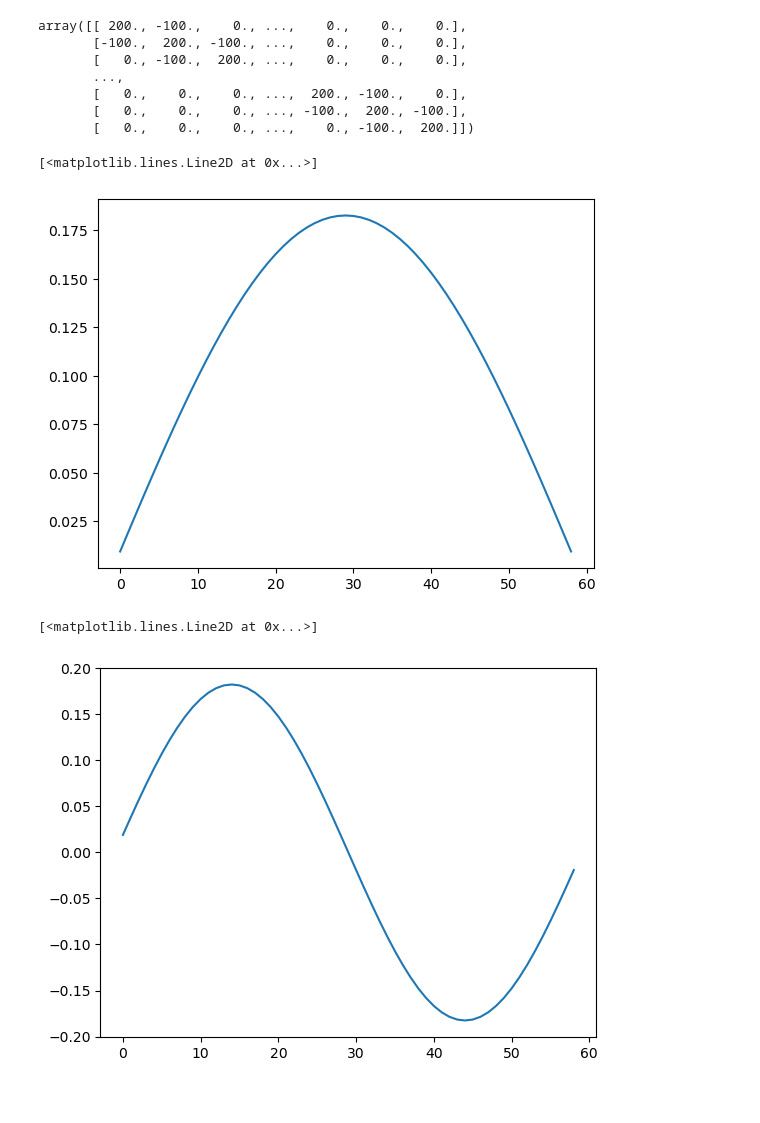
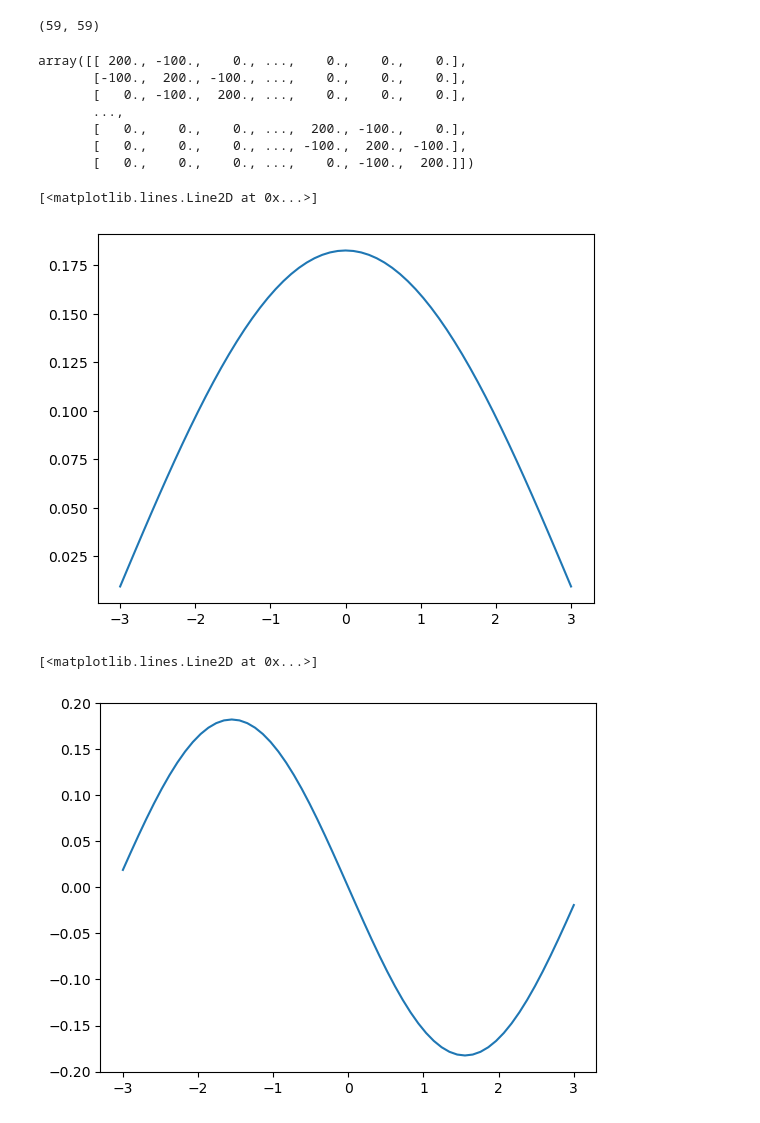
Before and after one commit to MaxMosh/n7-SN, a Jupyter notebook: 2A ModIA/S7 (INSA)/Modélisation et Calcul Scientifique/EDP/TPs/TP 4 (analyse spectrale des opérateurs)/Tests scripts (copie-collage).ipynb, the cells around one changed output. Drawn from its saved outputs; the diff is of its cells as text; code cells hidden in the pictures.

```diff
--- a/2A ModIA/S7 (INSA)/Modélisation et Calcul Scientifique/EDP/TPs/TP 4 (analyse spectrale des opérateurs)/Tests scripts (copie-collage).ipynb
+++ b/2A ModIA/S7 (INSA)/Modélisation et Calcul Scientifique/EDP/TPs/TP 4 (analyse spectrale des opérateurs)/Tests scripts (copie-collage).ipynb
@@ -15,26 +15,30 @@ import numpy.linalg as npl
 # Definition de l'intervalle ]-R,R[ + mesh size
 R = 3.0
 N = 59
-h = 2*R/(N+1)
+#h = 2*R/(N+1)
 X = np.linspace(-R,R,N)
 
 # 1D Finite Difference Matrix
-def Rig(N):
-    A = np.zeros([N,N])
+def Rig(Nvar):
+    h = 2*R/(Nvar+1)
+    Av = np.zeros((Nvar,Nvar))
 ################
-    A[0,0] = 2/h**2
-    A[N-1,N-1] = 2/h**2
-    A[0,1] = -1/h**2
-    A[1,0] = -1/h**2
-    A[N-2,N-1] = -1/h**2
-    A[N-1,N-2] = -1/h**2
-    for i in range(1,N-1):
-        A[i, i-1] = -1/h**2
-        A[i-1, i] = -1/h**2
-        A[i,i] = 2/h**2
-    return A
+    Av[0,0] = 2
+    Av[Nvar-1,Nvar-1] = 2
+    Av[0,1] = -1
+    Av[1,0] = -1
+    Av[Nvar-2,Nvar-1] = -1
+    Av[Nvar-1,Nvar-2] = -1
+    for i in range(1,Nvar-1):
+        Av[i, i-1] = -1
+        Av[i-1, i] = -1
+        Av[i,i] = 2
+    return (1/h**2)*Av
 
 A = Rig(N)
+A.shape
+# %% [output]
+(59, 59)
 # %%
 A
 # %% [output]
@@ -76,12 +80,12 @@ a=1
 
 ################
 # %%
-plt.plot(U1)
+plt.plot(X,U1)
 # %% [output]
 [<matplotlib.lines.Line2D at 0x...>]
-[figure, old version]
+[figure, new version]
 # %%
-plt.plot(U2)
+plt.plot(X,U2)
 # %% [output]
 [<matplotlib.lines.Line2D at 0x...>]
-[figure, old version]
+[figure, new version]
```
Also changed, not shown: parts of 5 cells of this notebook, 5 other files.
